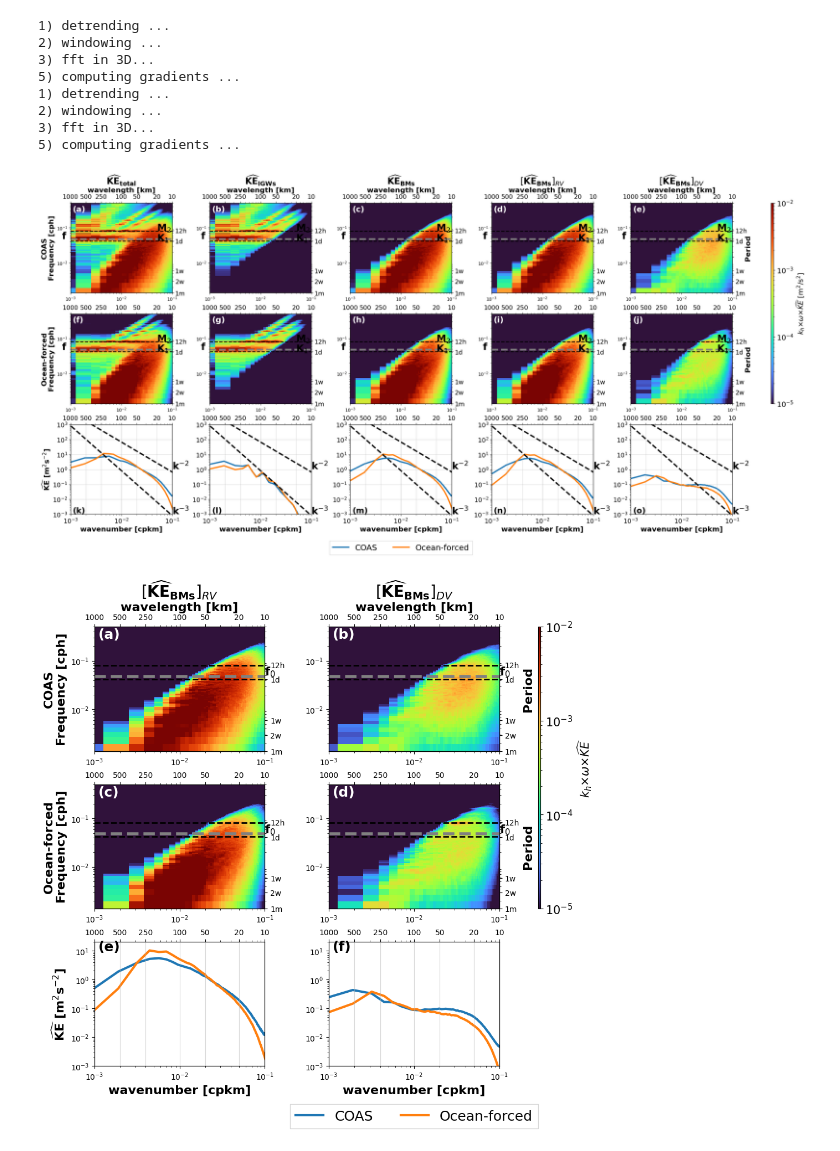
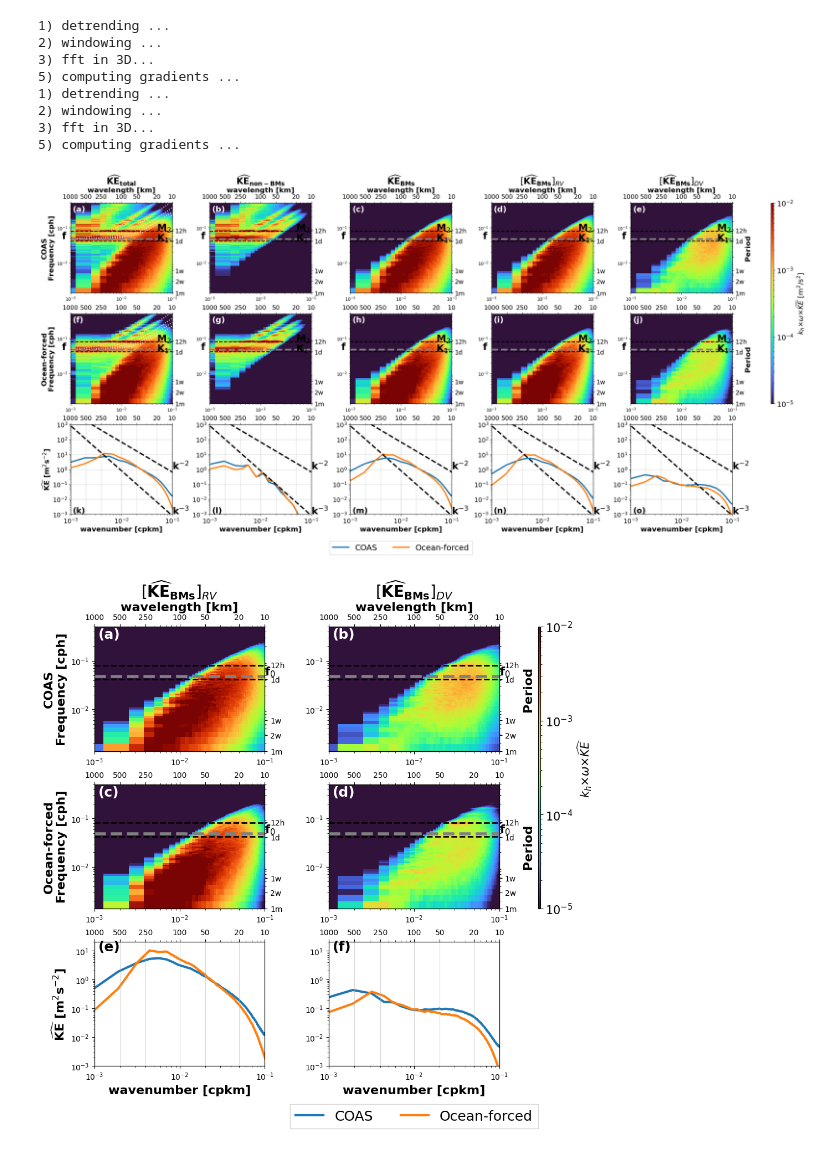
Before and after one commit to fecampos/campos2025, a Jupyter notebook: figure_08.ipynb, the cells around one changed output. Drawn from its saved outputs; the diff is of its cells as text; code cells hidden in the pictures.

```diff
--- a/figure_08.ipynb
+++ b/figure_08.ipynb
@@ -124,9 +150,4 @@ for i in range(2):
 # %%
-import numpy as np
-import xarray as xr
-from scipy import signal
-import numpy.fft as fft
-
 def dynamical_filtering(u, v, dx, dy, dt, lon0, lat0, file, n_mode=10, order=10, c_input=None):
     print("Applying the dynamical filter...")
 
@@ -170,26 +191,26 @@ def dynamical_filtering(u, v, dx, dy, dt, lon0, lat0, file, n_mode=10, order=10,
     u_bm = fft.ifftn(fft.fftn(u, axes=(0, 1, 2)) * mask, axes=(0, 1, 2)).real
     v_bm = fft.ifftn(fft.fftn(v, axes=(0, 1, 2)) * mask, axes=(0, 1, 2)).real
 
-    return u_bm, v_bm, u - u_bm, v - v_bm
+    return u, v, u_bm, v_bm, u - u_bm, v - v_bm
 # %%
 lon0, lat0 = du.longitude.mean().values, du.latitude.mean().values
-u_bm_coas, v_bm_coas, u_igw_coas, v_igw_coas = dynamical_filtering(dc.U.values,
-                                                                   dc.V.values,
-                                                                   dx, dy, dt,
-                                                                   lon0, lat0,
-                                                                   "/home/fcampos/Downloads/rossrad.nc",
-                                                                   n_mode=4, order=6, c_input=None
-                                                                  )
+u_tot_coas, v_tot_coas, u_bm_coas, v_bm_coas, u_igw_coas, v_igw_coas = dynamical_filtering(dc.U.values,
+                                                                                           dc.V.values,
+                                                                                           dx, dy, dt,
+                                                                                           lon0, lat0,
+                                                                                           "/home/fcampos/Downloads/rossrad.nc",
+                                                                                           n_mode=4, order=6, c_input=None
+                                                                                          )
 # %% [output]
 Applying the dynamical filter...
 # %%
 lon0, lat0 = dc.longitude.mean().values, dc.latitude.mean().values
-u_bm_llc, v_bm_llc, u_igw_llc, v_igw_llc = dynamical_filtering(du.U.values,
-                                                               du.V.values,
-                                                               dx, dy, dt,
-                                                               lon0, lat0,
-                                                               "/home/fcampos/Downloads/rossrad.nc",
-                                                               n_mode=4, order=6, c_input=None
-                                                              )
+u_tot_llc, v_tot_llc, u_bm_llc, v_bm_llc, u_igw_llc, v_igw_llc = dynamical_filtering(du.U.values,
+                                                                                     du.V.values,
+                                                                                     dx, dy, dt,
+                                                                                     lon0, lat0,
+                                                                                     "/home/fcampos/Downloads/rossrad.nc",
+                                                                                     n_mode=4, order=6, c_input=None
+                                                                                    )
 # %% [output]
 Applying the dynamical filter...
@@ -598,7 +613,7 @@ ax[1,0].set_ylabel("Ocean-forced\nFrequency [cph]", fontweight="bold", size=16)
 ax[2,0].set_ylabel("$\mathbf{\widehat{KE}}$ [m$^{2}$s$^{-2}$]", fontweight="bold", size=16)
 
 ax[0,0].set_title("$\mathbf{\widehat{KE}_{total}}$",fontsize=20)
-ax[0,1].set_title("$\mathbf{\widehat{KE}_{IGWs}}$",fontsize=20)
+ax[0,1].set_title("$\mathbf{\widehat{KE}_{non-BMs}}$",fontsize=20)
 ax[0,2].set_title("$\mathbf{\widehat{KE}_{BMs}}$",fontsize=20)
 
 ax[0,3].set_title("[$\mathbf{\widehat{KE}_{BMs}}$]$_{RV}$",fontsize=20)
@@ -606,6 +621,10 @@ ax[0,4].set_title("[$\mathbf{\widehat{KE}_{BMs}}$]$_{DV}$",fontsize=20)
 
 ax[2,2].legend(loc='upper center', fontsize=18, ncol=2, fancybox=False, shadow=False, bbox_to_anchor=(0.5, -0.25))
 
+
+for j in range(n_mode):
+    ax[0,0].plot(kr,omega[j,:],":", color="white", linewidth=2)
+    ax[1,0].plot(kr,omega[j,:],":", color="white", linewidth=2)
 
 for i in range(5):
     ax[2,i].loglog()
@@ -646,35 +665,35 @@ ax1b.set_yticklabels([])  # Eliminar los números del eje Y
 for i in range(5):
     for j in range(2):
         ax[j,i].set_xlim(1/1000,1/10)
         ax[j,i].set_ylim(1/(24*30),1/2)
         ax1a = ax[j,i].twiny()
         ax1b = ax[j,i].twinx()
         ax1a.set_xlim(1e-3,1e-1)
         ax1a.set_ylim(1/(24*30),1/2)
         ax1b.set_xlim(1e-3,1e-1)
         ax1b.set_ylim(1/(24*30),1/2)
         ax1a.set_xscale('log')
         ax1a.set_yscale('log')
         ax1a.set_xticks([1/1000,1/500,1/250,1/100,1/50,1/20,1/10])
         ax1a.set_xticklabels(['1000','500','250','100','50',"20",'10'])
         ax1b.set_xscale('log')
         ax1b.set_yscale('log')
         ax1b.set_yticks([1/(24*30),1/(24*14),1/(24*7),1/24,1/12])
         ax1b.set_yticklabels(['1m','2w','1w','1d','12h'])
         ax[j,i].plot([1/1000, 1/10], [0.0805, 0.0805], '--', linewidth=2, color="black") # M2
         ax[j,i].plot([1/1000, 1/10], [0.0418, 0.0418], 'k--', linewidth=2) # K1
         ax[j,i].plot([1/1000, 1/10], [f0, f0], '--', linewidth=4, color="gray") # f0
         ax1a.tick_params(axis="both", labelsize=14)
         ax1b.tick_params(axis="both", labelsize=14)
         ax[j,i].text(1/20,0.0805,"M$_{2}$",fontweight="bold", size=22)
         ax[j,i].text(1/20,0.0418,"K$_{1}$",fontweight="bold", size=22)
         ax[j,i].text(1/1500,f0,"f",fontweight="bold", size=22)
         if j==0:
             ax1a.set_xlabel("wavelength [km]", fontweight="bold", size=16)
 
-plt.savefig("./figure_08.pdf", dpi=500)
+#plt.savefig("./figure_08.pdf", dpi=500)
 # %% [output]
-[figure, old version]
+[figure, new version]
 # %%
 alphabet, num = string.ascii_lowercase, 0
 
```
Also changed, not shown: parts of 19 cells of this notebook.
